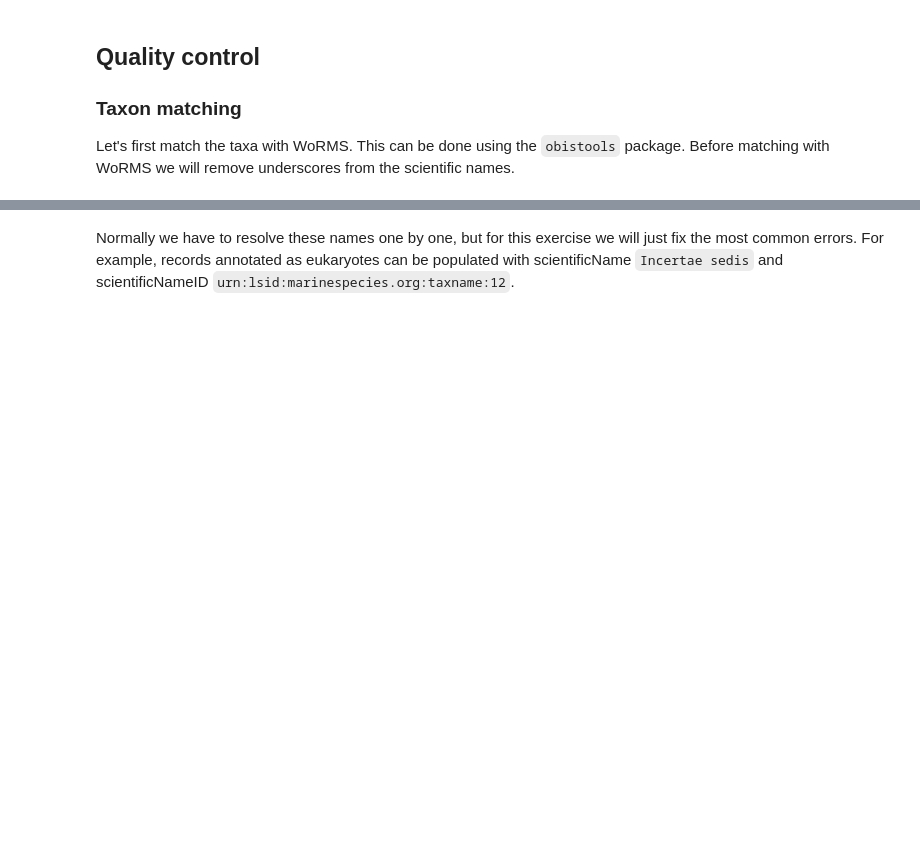
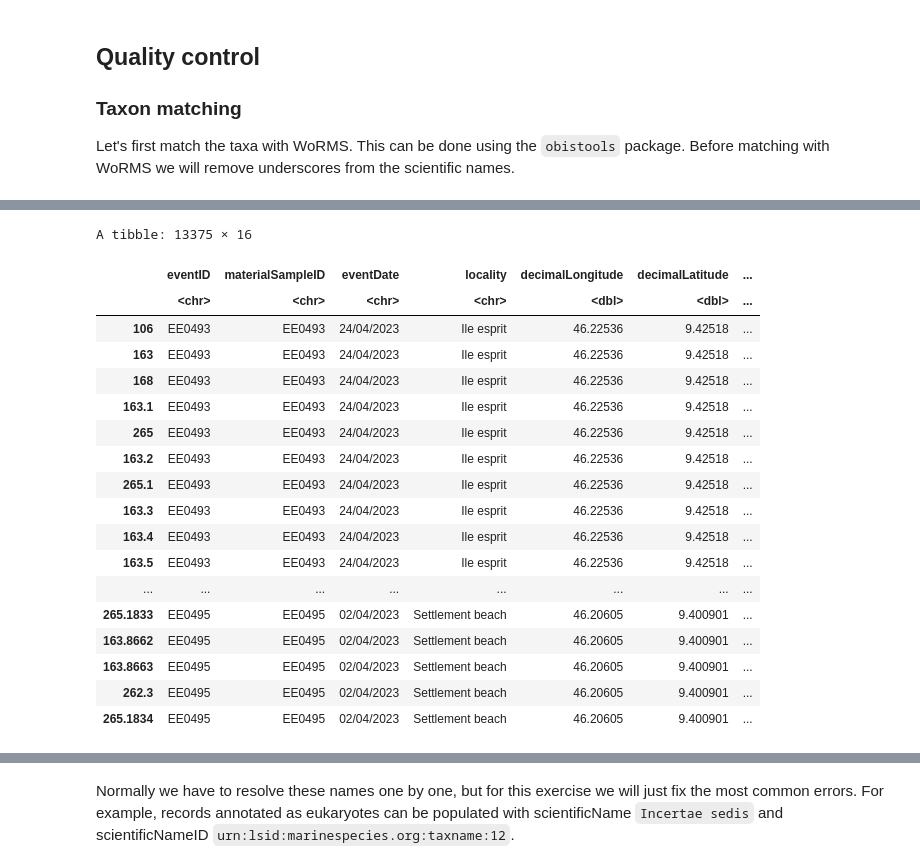
Before and after one commit to iobis/sg-12-dataset, a Jupyter notebook: scripts/pieter.ipynb, the cells around one changed output, grey strips where cells are left out. Cells and saved outputs as stored; diff of their text form; code cells hidden in the pictures; blank space fills up the shorter version.

```diff
--- a/scripts/pieter.ipynb
+++ b/scripts/pieter.ipynb
@@ -146,3 +225,24 @@ matched <- obistools::match_taxa(taxonomy$taxonomy, ask = FALSE)
 # %%
-taxonomy <- bind_cols(taxonomy, matched)
+occurrence <- bind_cols(occurrence, matched)
+occurrence
+# %% [output]
+A tibble: 13375 × 16
+|  | eventID | materialSampleID | eventDate | locality | decimalLongitude | decimalLatitude | ... |
+|  | <chr> | <chr> | <chr> | <chr> | <dbl> | <dbl> | ... |
+| 106 | EE0493 | EE0493 | 24/04/2023 | Ile esprit | 46.22536 | 9.42518 | ... |
+| 163 | EE0493 | EE0493 | 24/04/2023 | Ile esprit | 46.22536 | 9.42518 | ... |
+| 168 | EE0493 | EE0493 | 24/04/2023 | Ile esprit | 46.22536 | 9.42518 | ... |
+| 163.1 | EE0493 | EE0493 | 24/04/2023 | Ile esprit | 46.22536 | 9.42518 | ... |
+| 265 | EE0493 | EE0493 | 24/04/2023 | Ile esprit | 46.22536 | 9.42518 | ... |
+| 163.2 | EE0493 | EE0493 | 24/04/2023 | Ile esprit | 46.22536 | 9.42518 | ... |
+| 265.1 | EE0493 | EE0493 | 24/04/2023 | Ile esprit | 46.22536 | 9.42518 | ... |
+| 163.3 | EE0493 | EE0493 | 24/04/2023 | Ile esprit | 46.22536 | 9.42518 | ... |
+| 163.4 | EE0493 | EE0493 | 24/04/2023 | Ile esprit | 46.22536 | 9.42518 | ... |
+| 163.5 | EE0493 | EE0493 | 24/04/2023 | Ile esprit | 46.22536 | 9.42518 | ... |
+| ... | ... | ... | ... | ... | ... | ... | ... |
+| 265.1833 | EE0495 | EE0495 | 02/04/2023 | Settlement beach | 46.20605 | 9.400901 | ... |
+| 163.8662 | EE0495 | EE0495 | 02/04/2023 | Settlement beach | 46.20605 | 9.400901 | ... |
+| 163.8663 | EE0495 | EE0495 | 02/04/2023 | Settlement beach | 46.20605 | 9.400901 | ... |
+| 262.3 | EE0495 | EE0495 | 02/04/2023 | Settlement beach | 46.20605 | 9.400901 | ... |
+| 265.1834 | EE0495 | EE0495 | 02/04/2023 | Settlement beach | 46.20605 | 9.400901 | ... |
 # %%
```
Also changed, not shown: parts of 14 cells of this notebook.
